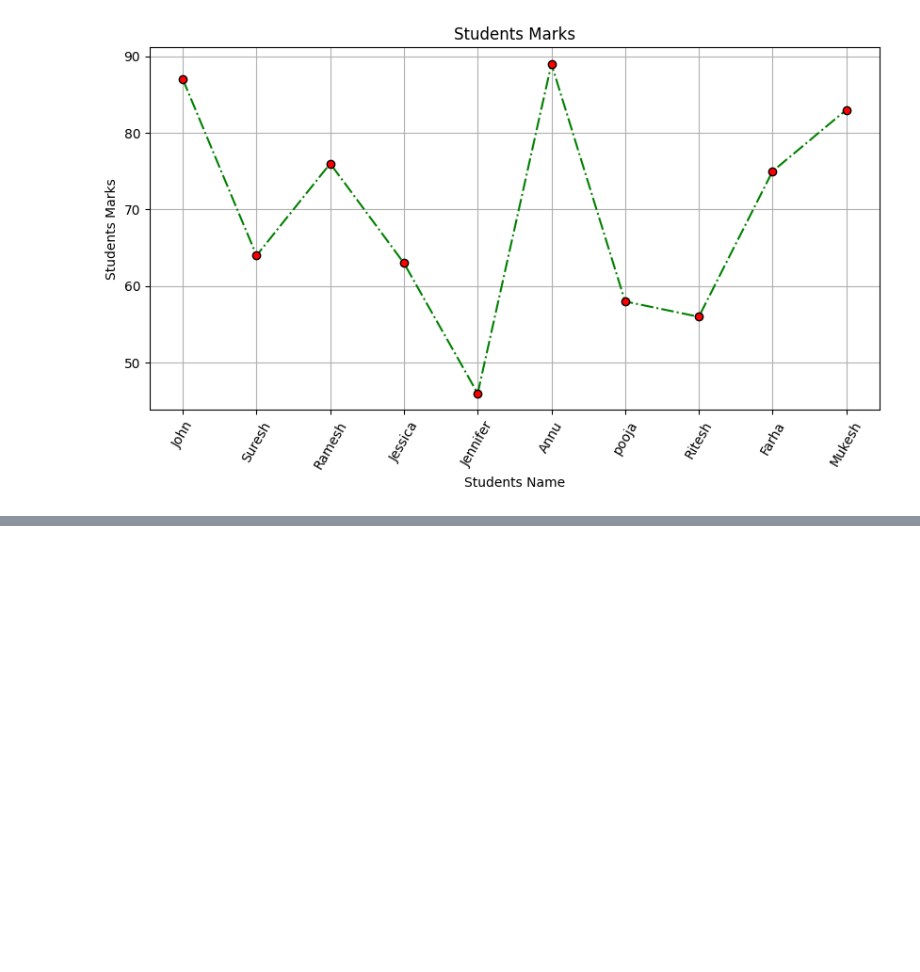
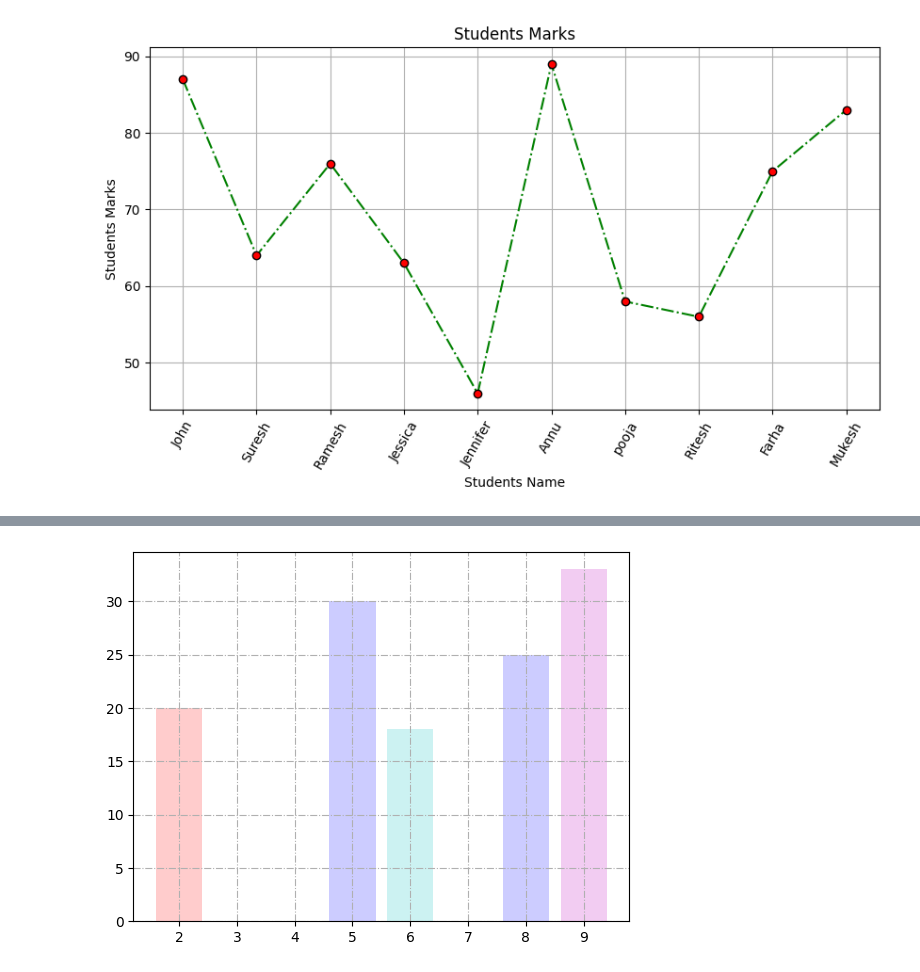
Before and after one commit to anjalaju/python, a Jupyter notebook: matplotlib/mat.ipynb, the cells around one changed output, grey strips where cells are left out. Drawn from its saved outputs; the diff is of its cells as text; code cells hidden in the pictures; blank space fills up the shorter version.

```diff
--- a/matplotlib/mat.ipynb
+++ b/matplotlib/mat.ipynb
@@ -41,3 +43,13 @@ plt.show()
 x=[2,5,6,8,9]
 y=[20,30,18,25,33]
 z=[10,23,14,28]
+# %%
+x=[2,5,6,8,9]
+y=[20,30,18,25,33]
+a=["r","b","c","b","m"]
+# plt.scatter(x,y,c=a)
+plt.grid(linestyle="-.")
+plt.bar(x,y,color=a,alpha=0.2)
+plt.show()
+# %% [output]
+[figure, added]
```
Also changed, not shown: parts of 2 cells of this notebook, 2 other files.
